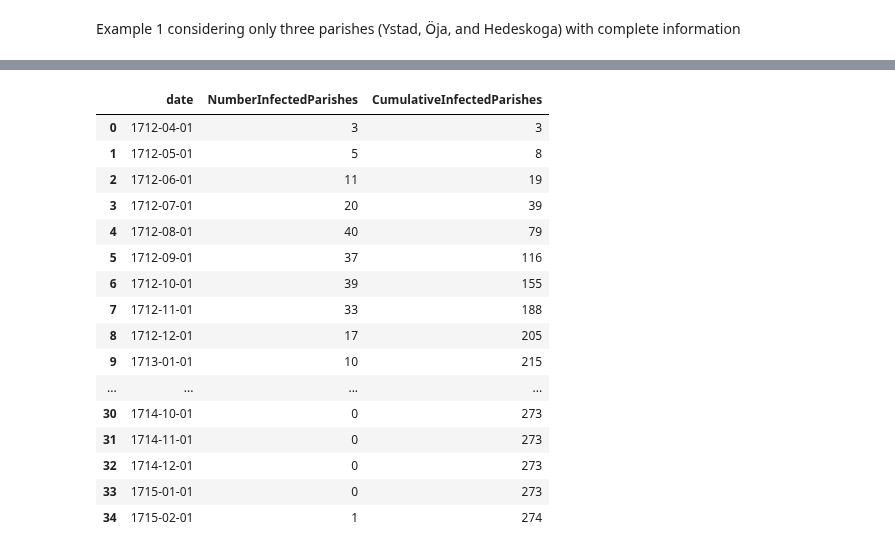
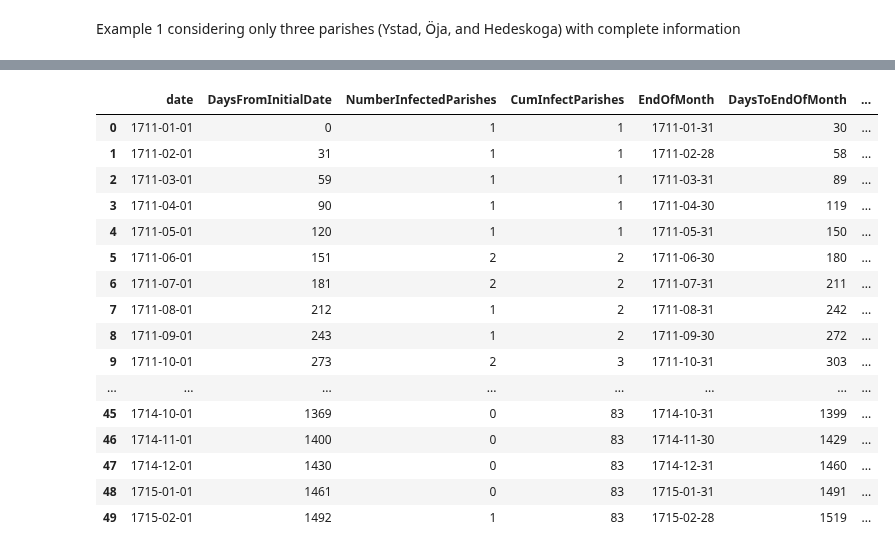
Before and after one commit to polislizarralde/PythonMathematicalModeling, a Jupyter notebook: docs/PlagueProject/Number_infected_parishes.ipynb, the cells around one changed output, grey strips where cells are left out. Cells and saved outputs as stored; diff of their text form; code cells hidden in the pictures.

```diff
--- a/docs/PlagueProject/Number_infected_parishes.ipynb
+++ b/docs/PlagueProject/Number_infected_parishes.ipynb
@@ -199,21 +246,21 @@ plot_cum_infected_by_month(example1, 'JUN 1712', 0)
 # %%
-count_infected_by_month(infectedParishes, 'APR 1712', 0)
+count_infected_by_month(infectedParishes, 'JAN 1711', 0)
 # %% [output]
-|  | date | NumberInfectedParishes | CumulativeInfectedParishes |
-| 0 | 1712-04-01 | 3 | 3 |
-| 1 | 1712-05-01 | 5 | 8 |
-| 2 | 1712-06-01 | 11 | 19 |
-| 3 | 1712-07-01 | 20 | 39 |
-| 4 | 1712-08-01 | 40 | 79 |
-| 5 | 1712-09-01 | 37 | 116 |
-| 6 | 1712-10-01 | 39 | 155 |
-| 7 | 1712-11-01 | 33 | 188 |
-| 8 | 1712-12-01 | 17 | 205 |
-| 9 | 1713-01-01 | 10 | 215 |
-| ... | ... | ... | ... |
-| 30 | 1714-10-01 | 0 | 273 |
-| 31 | 1714-11-01 | 0 | 273 |
-| 32 | 1714-12-01 | 0 | 273 |
-| 33 | 1715-01-01 | 0 | 273 |
-| 34 | 1715-02-01 | 1 | 274 |
+|  | date | DaysFromInitialDate | NumberInfectedParishes | CumInfectParishes | EndOfMonth | DaysToEndOfMonth | ... |
+| 0 | 1711-01-01 | 0 | 1 | 1 | 1711-01-31 | 30 | ... |
+| 1 | 1711-02-01 | 31 | 1 | 1 | 1711-02-28 | 58 | ... |
+| 2 | 1711-03-01 | 59 | 1 | 1 | 1711-03-31 | 89 | ... |
+| 3 | 1711-04-01 | 90 | 1 | 1 | 1711-04-30 | 119 | ... |
+| 4 | 1711-05-01 | 120 | 1 | 1 | 1711-05-31 | 150 | ... |
+| 5 | 1711-06-01 | 151 | 2 | 2 | 1711-06-30 | 180 | ... |
+| 6 | 1711-07-01 | 181 | 2 | 2 | 1711-07-31 | 211 | ... |
+| 7 | 1711-08-01 | 212 | 1 | 2 | 1711-08-31 | 242 | ... |
+| 8 | 1711-09-01 | 243 | 1 | 2 | 1711-09-30 | 272 | ... |
+| 9 | 1711-10-01 | 273 | 2 | 3 | 1711-10-31 | 303 | ... |
+| ... | ... | ... | ... | ... | ... | ... | ... |
+| 45 | 1714-10-01 | 1369 | 0 | 83 | 1714-10-31 | 1399 | ... |
+| 46 | 1714-11-01 | 1400 | 0 | 83 | 1714-11-30 | 1429 | ... |
+| 47 | 1714-12-01 | 1430 | 0 | 83 | 1714-12-31 | 1460 | ... |
+| 48 | 1715-01-01 | 1461 | 0 | 83 | 1715-01-31 | 1491 | ... |
+| 49 | 1715-02-01 | 1492 | 1 | 83 | 1715-02-28 | 1519 | ... |
 # %%
```
Also changed, not shown: parts of 11 cells of this notebook, 1 other file.
